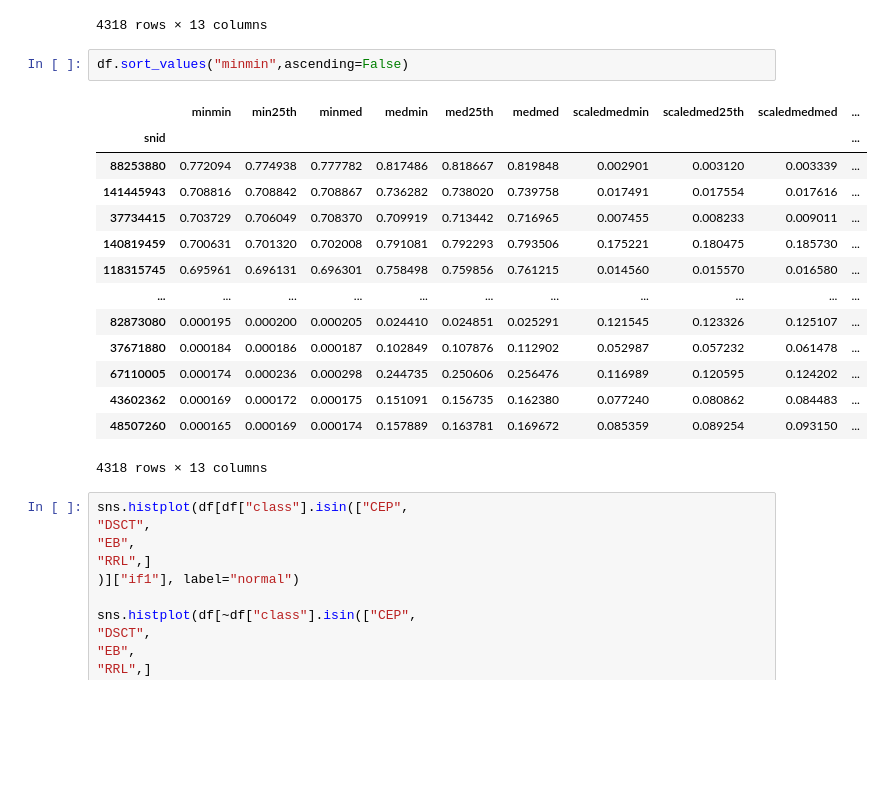
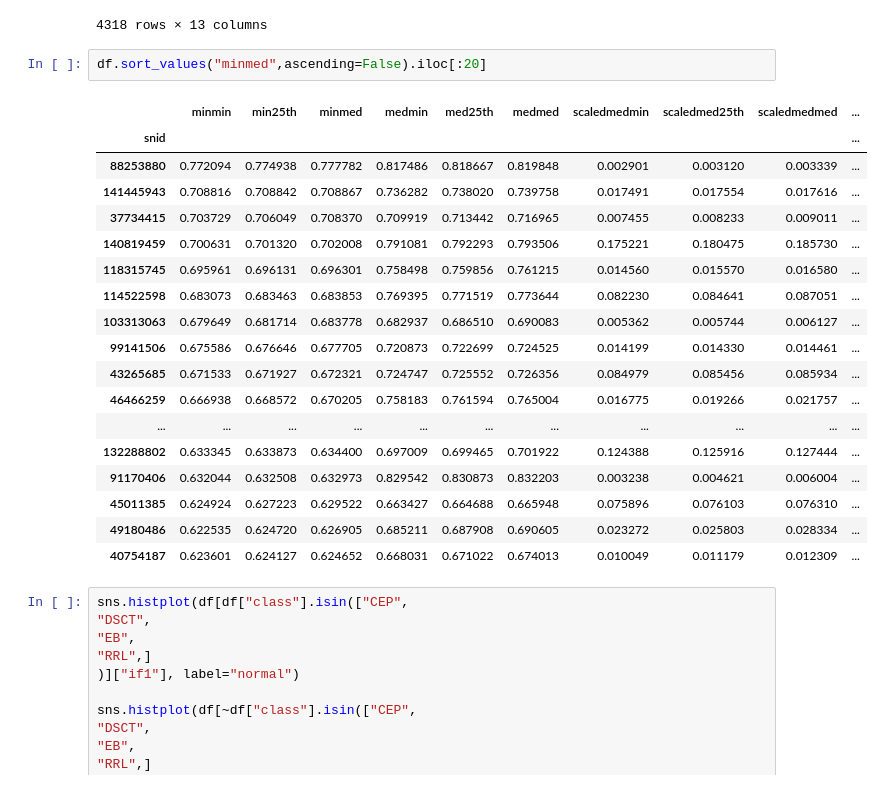
Before and after one commit to sidchaini/DistanceAnomalies, a Jupyter notebook: 03. distances features eda/rio01. outliers SC.ipynb, the cells around one changed output. Drawn from its saved outputs; the diff is of its cells as text; blank space fills up the shorter version.

```diff
--- a/03. distances features eda/rio01. outliers SC.ipynb
+++ b/03. distances features eda/rio01. outliers SC.ipynb
@@ -798,22 +798,26 @@ df.sort_values("med25th",ascending=False)
 | 54091731 | 0.007800 | 0.007972 | 0.008145 | 0.011095 | 0.011355 | 0.011615 | 0.012795 | 0.012827 | 0.012859 | ... |
 4318 rows × 13 columns
 # %%
-df.sort_values("minmin",ascending=False)
+df.sort_values("minmed",ascending=False).iloc[:20]
 # %% [output]
 |  | minmin | min25th | minmed | medmin | med25th | medmed | scaledmedmin | scaledmed25th | scaledmedmed | ... |
 | snid |  |  |  |  |  |  |  |  |  | ... |
 | 88253880 | 0.772094 | 0.774938 | 0.777782 | 0.817486 | 0.818667 | 0.819848 | 0.002901 | 0.003120 | 0.003339 | ... |
 | 141445943 | 0.708816 | 0.708842 | 0.708867 | 0.736282 | 0.738020 | 0.739758 | 0.017491 | 0.017554 | 0.017616 | ... |
 | 37734415 | 0.703729 | 0.706049 | 0.708370 | 0.709919 | 0.713442 | 0.716965 | 0.007455 | 0.008233 | 0.009011 | ... |
 | 140819459 | 0.700631 | 0.701320 | 0.702008 | 0.791081 | 0.792293 | 0.793506 | 0.175221 | 0.180475 | 0.185730 | ... |
 | 118315745 | 0.695961 | 0.696131 | 0.696301 | 0.758498 | 0.759856 | 0.761215 | 0.014560 | 0.015570 | 0.016580 | ... |
+| 114522598 | 0.683073 | 0.683463 | 0.683853 | 0.769395 | 0.771519 | 0.773644 | 0.082230 | 0.084641 | 0.087051 | ... |
+| 103313063 | 0.679649 | 0.681714 | 0.683778 | 0.682937 | 0.686510 | 0.690083 | 0.005362 | 0.005744 | 0.006127 | ... |
+| 99141506 | 0.675586 | 0.676646 | 0.677705 | 0.720873 | 0.722699 | 0.724525 | 0.014199 | 0.014330 | 0.014461 | ... |
+| 43265685 | 0.671533 | 0.671927 | 0.672321 | 0.724747 | 0.725552 | 0.726356 | 0.084979 | 0.085456 | 0.085934 | ... |
+| 46466259 | 0.666938 | 0.668572 | 0.670205 | 0.758183 | 0.761594 | 0.765004 | 0.016775 | 0.019266 | 0.021757 | ... |
 | ... | ... | ... | ... | ... | ... | ... | ... | ... | ... | ... |
-| 82873080 | 0.000195 | 0.000200 | 0.000205 | 0.024410 | 0.024851 | 0.025291 | 0.121545 | 0.123326 | 0.125107 | ... |
-| 37671880 | 0.000184 | 0.000186 | 0.000187 | 0.102849 | 0.107876 | 0.112902 | 0.052987 | 0.057232 | 0.061478 | ... |
-| 67110005 | 0.000174 | 0.000236 | 0.000298 | 0.244735 | 0.250606 | 0.256476 | 0.116989 | 0.120595 | 0.124202 | ... |
-| 43602362 | 0.000169 | 0.000172 | 0.000175 | 0.151091 | 0.156735 | 0.162380 | 0.077240 | 0.080862 | 0.084483 | ... |
-| 48507260 | 0.000165 | 0.000169 | 0.000174 | 0.157889 | 0.163781 | 0.169672 | 0.085359 | 0.089254 | 0.093150 | ... |
+| 132288802 | 0.633345 | 0.633873 | 0.634400 | 0.697009 | 0.699465 | 0.701922 | 0.124388 | 0.125916 | 0.127444 | ... |
+| 91170406 | 0.632044 | 0.632508 | 0.632973 | 0.829542 | 0.830873 | 0.832203 | 0.003238 | 0.004621 | 0.006004 | ... |
+| 45011385 | 0.624924 | 0.627223 | 0.629522 | 0.663427 | 0.664688 | 0.665948 | 0.075896 | 0.076103 | 0.076310 | ... |
+| 49180486 | 0.622535 | 0.624720 | 0.626905 | 0.685211 | 0.687908 | 0.690605 | 0.023272 | 0.025803 | 0.028334 | ... |
+| 40754187 | 0.623601 | 0.624127 | 0.624652 | 0.668031 | 0.671022 | 0.674013 | 0.010049 | 0.011179 | 0.012309 | ... |
-4318 rows × 13 columns
 # %%
 sns.histplot(df[df["class"].isin(["CEP",
 "DSCT",
```
Also changed, not shown: 1 other file.
